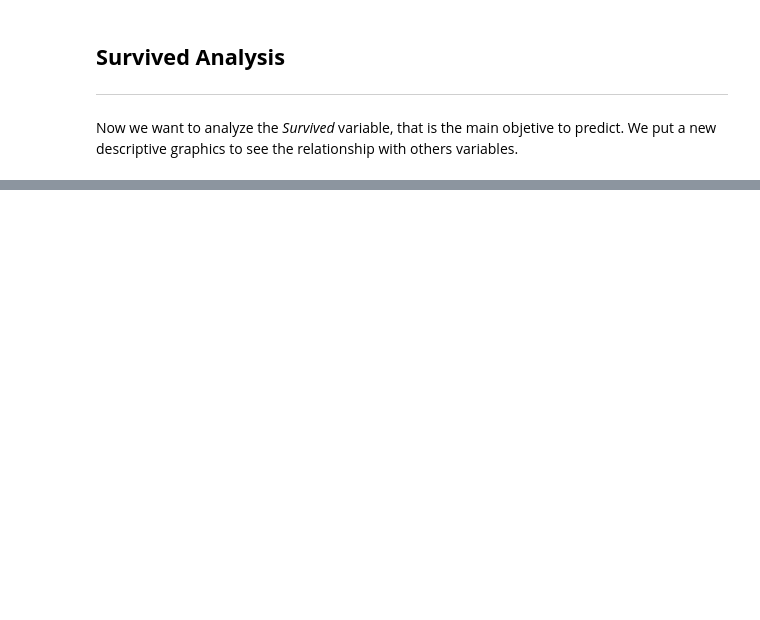
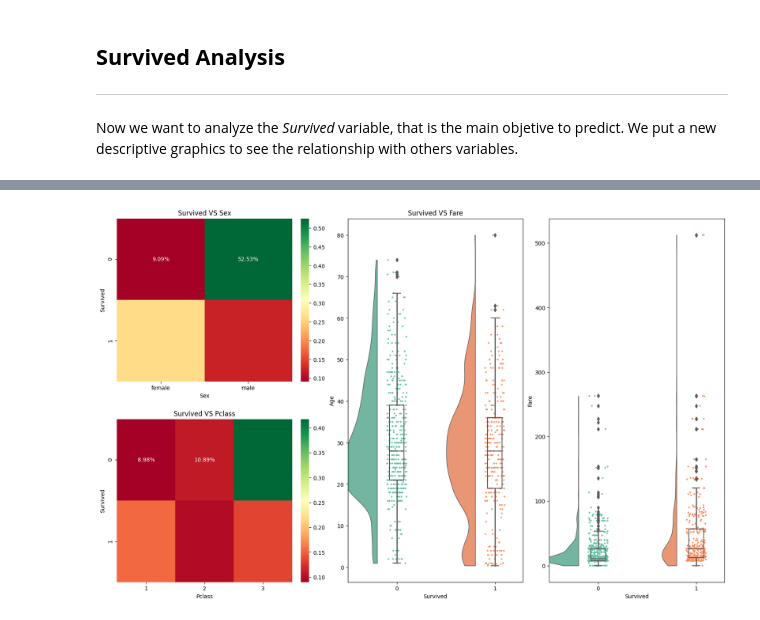
Before and after one commit to daagonzalezsa/Titanic_Competition_Kaggle, a Jupyter notebook: Code_Competition.ipynb, the cells around one changed output, grey strips where cells are left out. Drawn from its saved outputs; the diff is of its cells as text; code cells hidden in the pictures; blank space fills up the shorter version.

Commit message:
Finish the descriptive analysis of Survived include the graphics

```diff
--- a/Code_Competition.ipynb
+++ b/Code_Competition.ipynb
@@ -289,0 +223,75 @@ values = "Count").val
+# %%
+fig = plt.figure(layout="constrained", figsize=(16, 10))
+ax_dict2 = fig.subplot_mosaic(
+    mosaic=[["A", "B", "C"],
+     ["D", "B", "C"]]
+)
+
+SurvivedxSex = (
+    train.
+    groupby(["Survived", "Sex"]).
+    agg(
+        Count = ("Survived", "count")
+    ).
+    transform(
+        {"Count": lambda x: np.round(x/sum(x), 4)}
+    ).
+    reset_index()
+    ).pivot(
+index = "Survived",
+columns = "Sex",
+values = "Count")
+
+sns.heatmap(
+    data=SurvivedxSex,
+    annot=SurvivedxSex.values,
+    cmap='RdYlGn',
+    fmt = ".2%",
+    ax = ax_dict2["A"]
+)
+
+SurvivedxPclass = (
+    train.
+    groupby(["Survived", "Pclass"]).
+    agg(
+        Count = ("Survived", "count")
+    ).
+    transform(
+        {"Count": lambda x: np.round(x/sum(x), 4)}
+    ).
+    reset_index()
+    ).pivot(
+index = "Survived",
+columns = "Pclass",
+values = "Count")
+
+sns.heatmap(
+    data=SurvivedxPclass,
+    annot=SurvivedxPclass.values,
+    fmt=".2%",
+    cmap="RdYlGn",
+    ax = ax_dict2["D"]
+)
+
+
+pt.RainCloud(
+    data=train,
+    y="Age",
+    x="Survived",
+    ax=ax_dict2["B"]
+)
+
+pt.RainCloud(
+    data=train,
+    x = "Survived",
+    y = "Fare",
+    ax = ax_dict2["C"]
+)
+
+ax_dict2["A"].set_title("Survived VS Sex")
+ax_dict2["D"].set_title("Survived VS Pclass")
+ax_dict2["B"].set_title("Survived VS Age")
+ax_dict2["B"].set_title("Survived VS Fare")
+plt.show()
+# %% [output]
+[figure, added]
```
Also changed, not shown: parts of 4 cells of this notebook.
